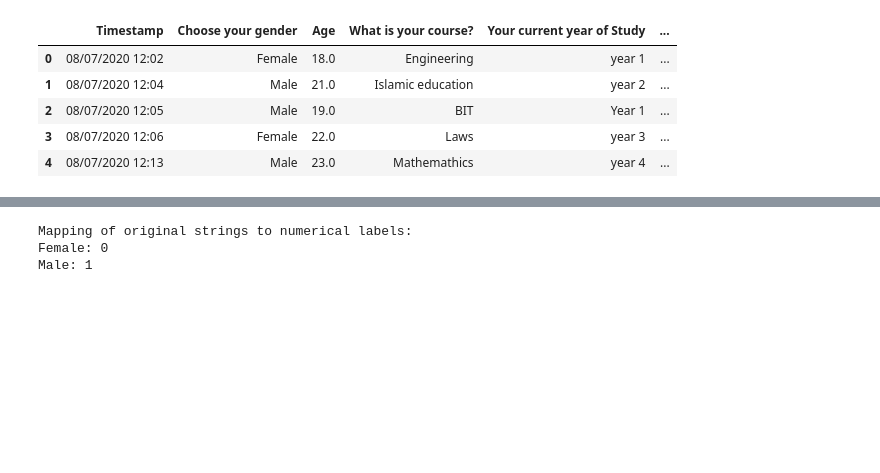
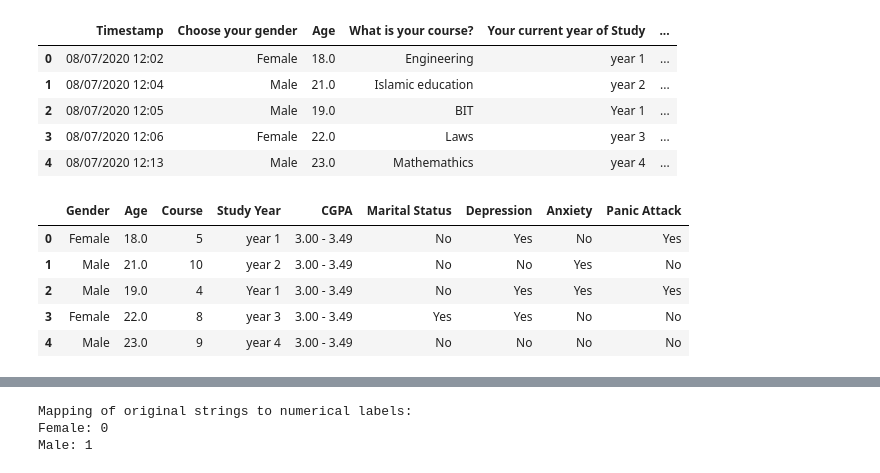
Before and after one commit to Saifix/Mental-Health---Deep-Learning, a Jupyter notebook: Main.ipynb, the cells around one changed output, grey strips where cells are left out. Drawn from its saved outputs; the diff is of its cells as text; code cells hidden in the pictures; blank space fills up the shorter version.

```diff
--- a/Main.ipynb
+++ b/Main.ipynb
@@ -25,3 +23,6 @@ dataset = dataset.drop("Timestamp", axis=1)
+# %%
+dataset = dataset.drop("Timestamp", axis=1)
+dataset = dataset.drop("Did you seek any specialist for a treatment?", axis=1)
 # %%
 # Renaming columns
 dataset.rename(columns={'Choose your gender': 'Gender', 'What is your course?': 'Course', 'Your current year of Study': 'Study Year', 'What is your CGPA?': 'CGPA', 'Marital status': 'Marital Status',
@@ -28,0 +30,12 @@ dataset.rename(columns={'Choose your gender': 'Gender', 'What is your course?':
+# %%
+# Sample DataFrame
+data = pd.read_csv("Processed Data.csv")
+dataset["Course"] = data['Course']
+dataset.head()
+# %% [output]
+|  | Gender | Age | Course | Study Year | CGPA | Marital Status | Depression | Anxiety | Panic Attack |
+| 0 | Female | 18.0 | 5 | year 1 | 3.00 - 3.49 | No | Yes | No | Yes |
+| 1 | Male | 21.0 | 10 | year 2 | 3.00 - 3.49 | No | No | Yes | No |
+| 2 | Male | 19.0 | 4 | Year 1 | 3.00 - 3.49 | No | Yes | Yes | Yes |
+| 3 | Female | 22.0 | 8 | year 3 | 3.00 - 3.49 | Yes | Yes | No | No |
+| 4 | Male | 23.0 | 9 | year 4 | 3.00 - 3.49 | No | No | No | No |
```
Also changed, not shown: parts of 19 cells of this notebook.
